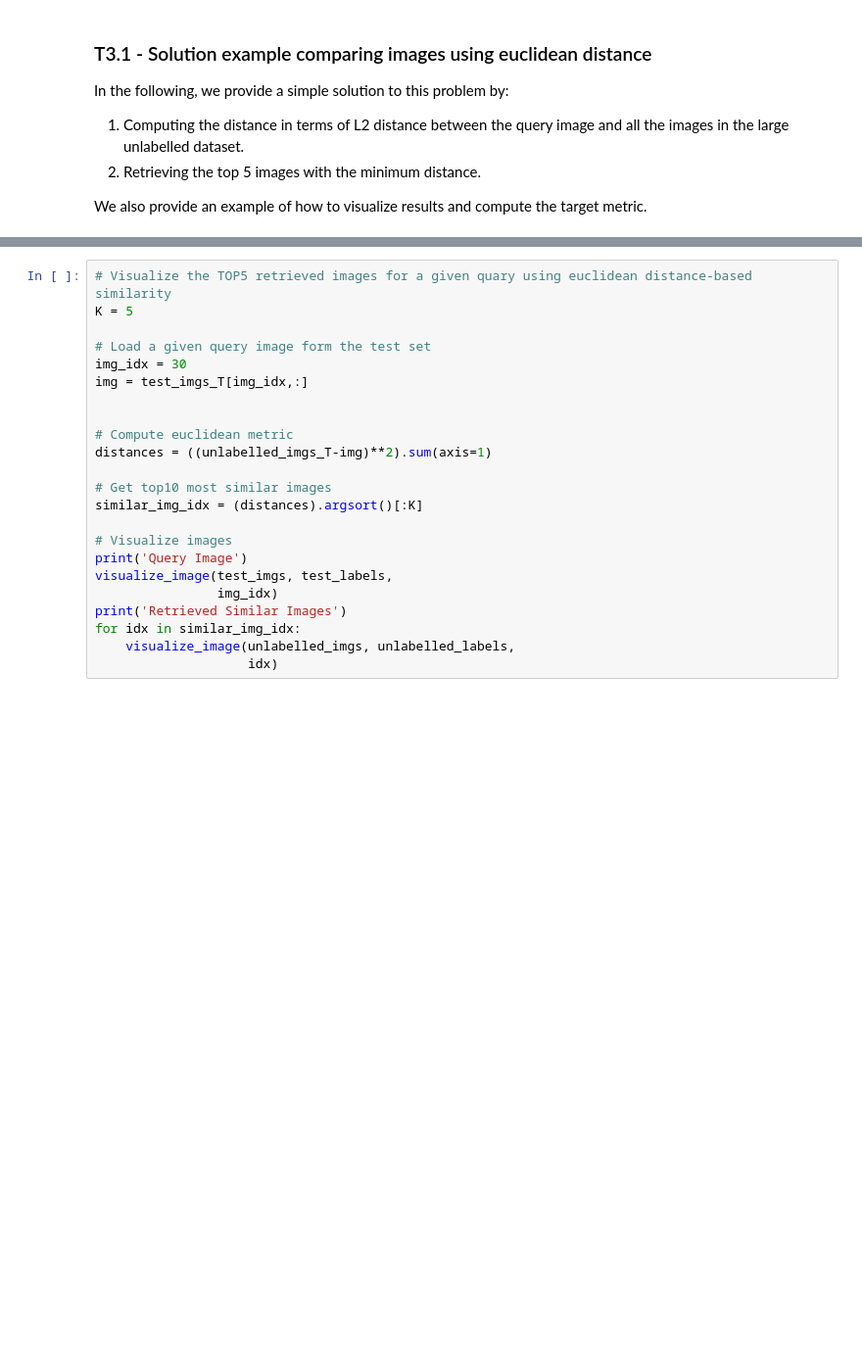
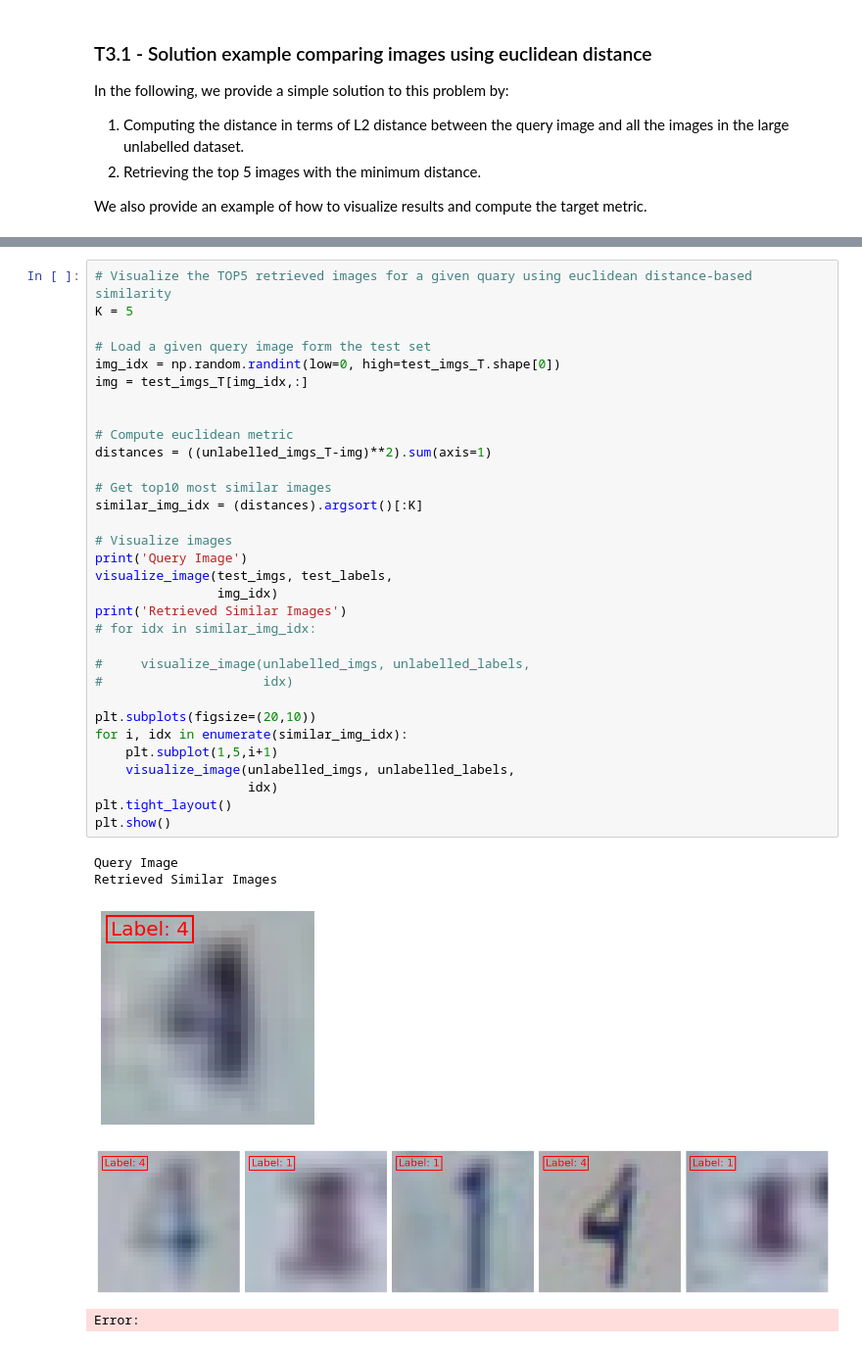
Before and after one commit to vicentepese/SDCV_test, a Jupyter notebook: STData_TechincalTest_CVision.ipynb, the cells around one changed output, grey strips where cells are left out. Shown at 98% size. Cells and saved outputs as stored; diff of their text form; blank space fills up the shorter version.

```diff
--- a/STData_TechincalTest_CVision.ipynb
+++ b/STData_TechincalTest_CVision.ipynb
@@ -310,26 +393,41 @@ test_imgs_T = test_imgs.reshape(-1,test_imgs.shape[-1]).T
 # %%
 # Visualize the TOP5 retrieved images for a given quary using euclidean distance-based similarity
 K = 5
 
 # Load a given query image form the test set
-img_idx = 30
+img_idx = np.random.randint(low=0, high=test_imgs_T.shape[0])
 img = test_imgs_T[img_idx,:]
 
 
 # Compute euclidean metric
 distances = ((unlabelled_imgs_T-img)**2).sum(axis=1)
 
 # Get top10 most similar images
 similar_img_idx = (distances).argsort()[:K]
 
 # Visualize images
 print('Query Image')
 visualize_image(test_imgs, test_labels,
                 img_idx)
 print('Retrieved Similar Images')
-for idx in similar_img_idx:
+# for idx in similar_img_idx:
+
+#     visualize_image(unlabelled_imgs, unlabelled_labels,
+#                     idx)
+
+plt.subplots(figsize=(20,10))
+for i, idx in enumerate(similar_img_idx):
+    plt.subplot(1,5,i+1)
     visualize_image(unlabelled_imgs, unlabelled_labels,
                     idx)
+plt.tight_layout()
+plt.show()
+# %% [output]
+Query Image
+Retrieved Similar Images
+[figure, added]
+[figure, added]
+Error:
 # %%
 img_accuracies = []
 K = 5
```
Also changed, not shown: parts of 11 cells of this notebook, 10 other files.
